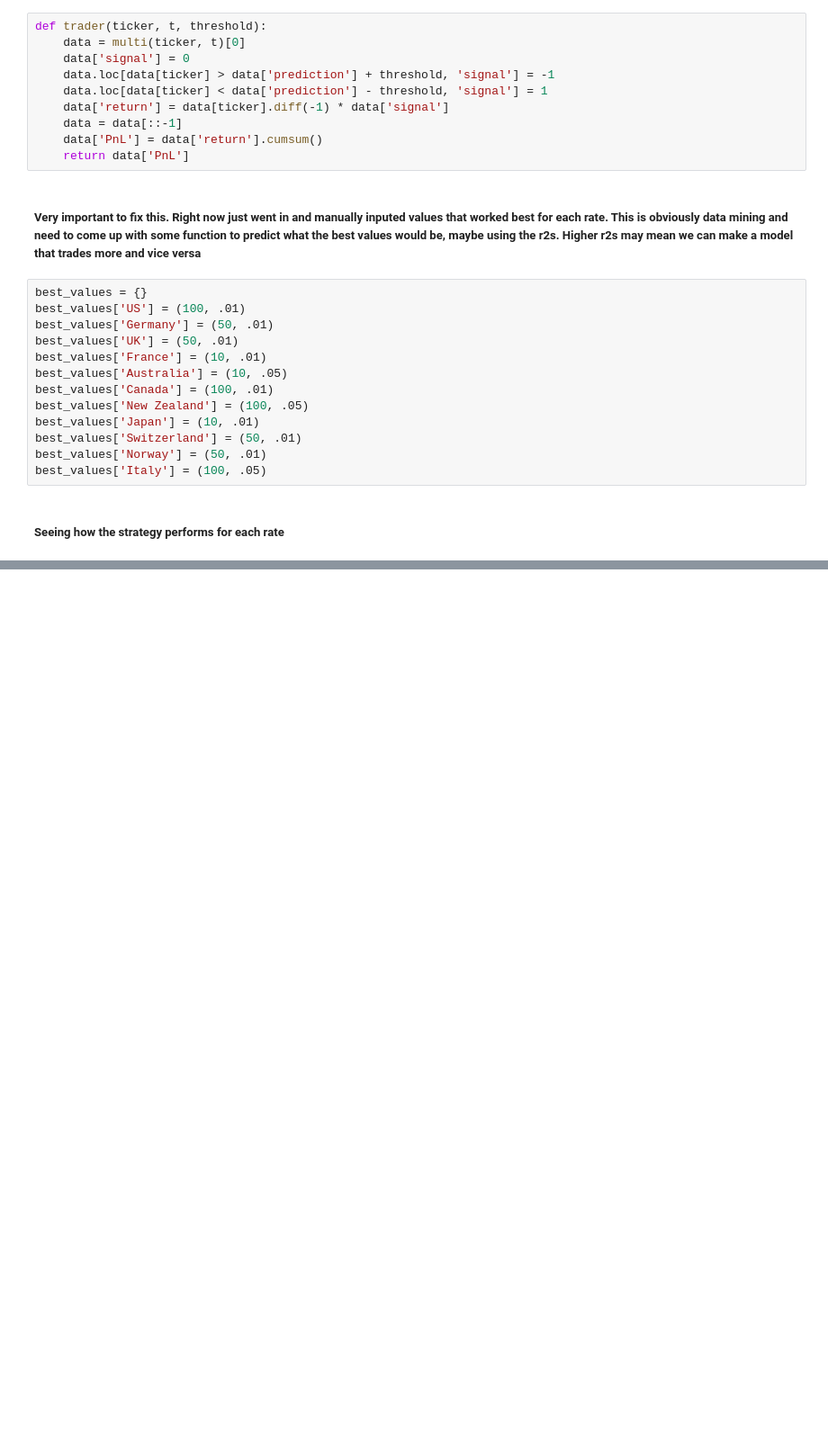
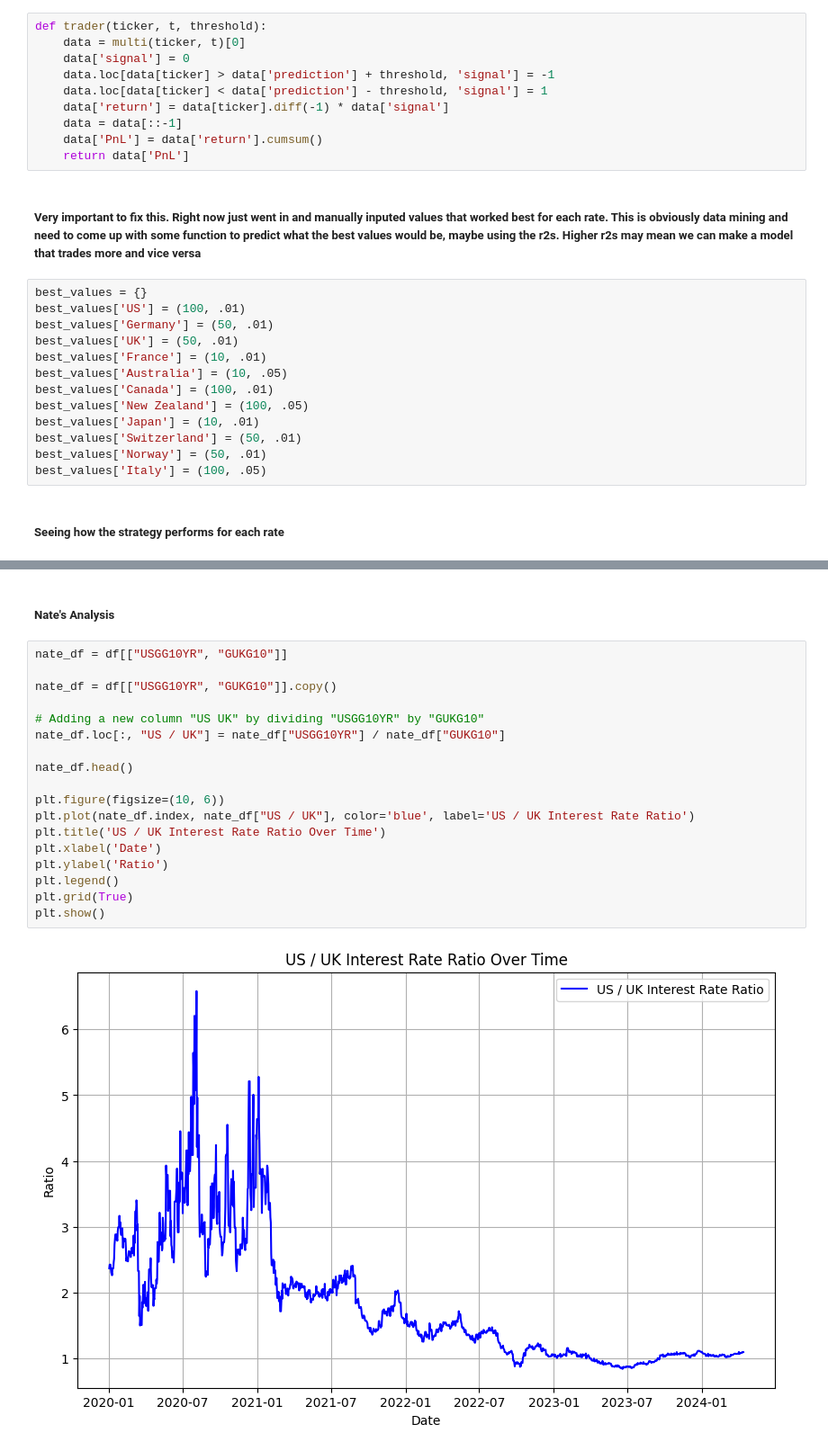
Before and after one commit to danjsabra/G10_RV, a Jupyter notebook: G10_RV.ipynb, the cells around one changed output, grey strips where cells are left out. Shown at 90% size. Drawn from its saved outputs; the diff is of its cells as text; blank space fills up the shorter version.

```diff
--- a/G10_RV.ipynb
+++ b/G10_RV.ipynb
@@ -219,0 +221,22 @@ plt.show()
+# %% [markdown]
+##### Nate's Analysis
+# %%
+nate_df = df[["USGG10YR", "GUKG10"]]
+
+nate_df = df[["USGG10YR", "GUKG10"]].copy()
+
+# Adding a new column "US UK" by dividing "USGG10YR" by "GUKG10"
+nate_df.loc[:, "US / UK"] = nate_df["USGG10YR"] / nate_df["GUKG10"]
+
+nate_df.head()
+
+plt.figure(figsize=(10, 6))
+plt.plot(nate_df.index, nate_df["US / UK"], color='blue', label='US / UK Interest Rate Ratio')
+plt.title('US / UK Interest Rate Ratio Over Time')
+plt.xlabel('Date')
+plt.ylabel('Ratio')
+plt.legend()
+plt.grid(True)
+plt.show()
+# %% [output]
+[figure, added]
```
Also changed, not shown: parts of 5 cells of this notebook.
